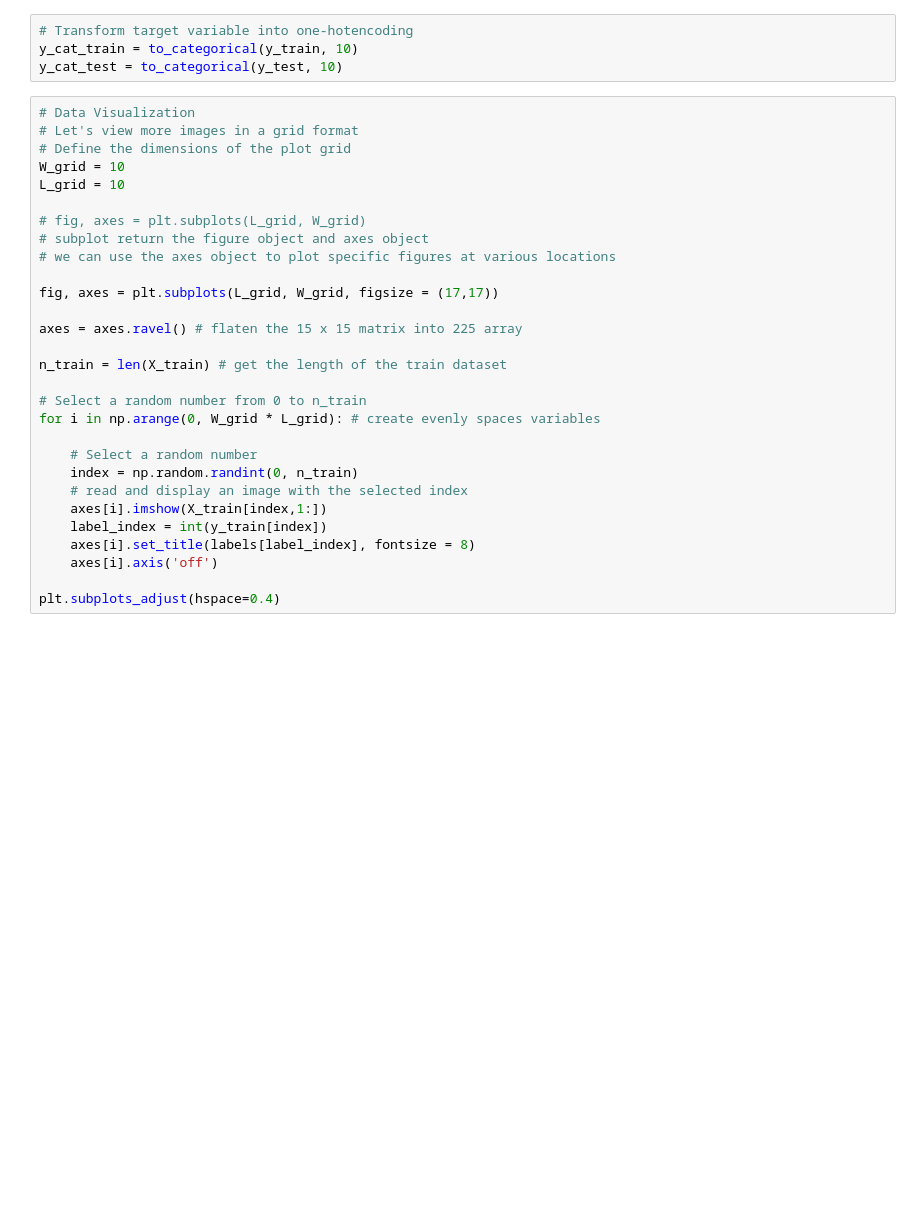
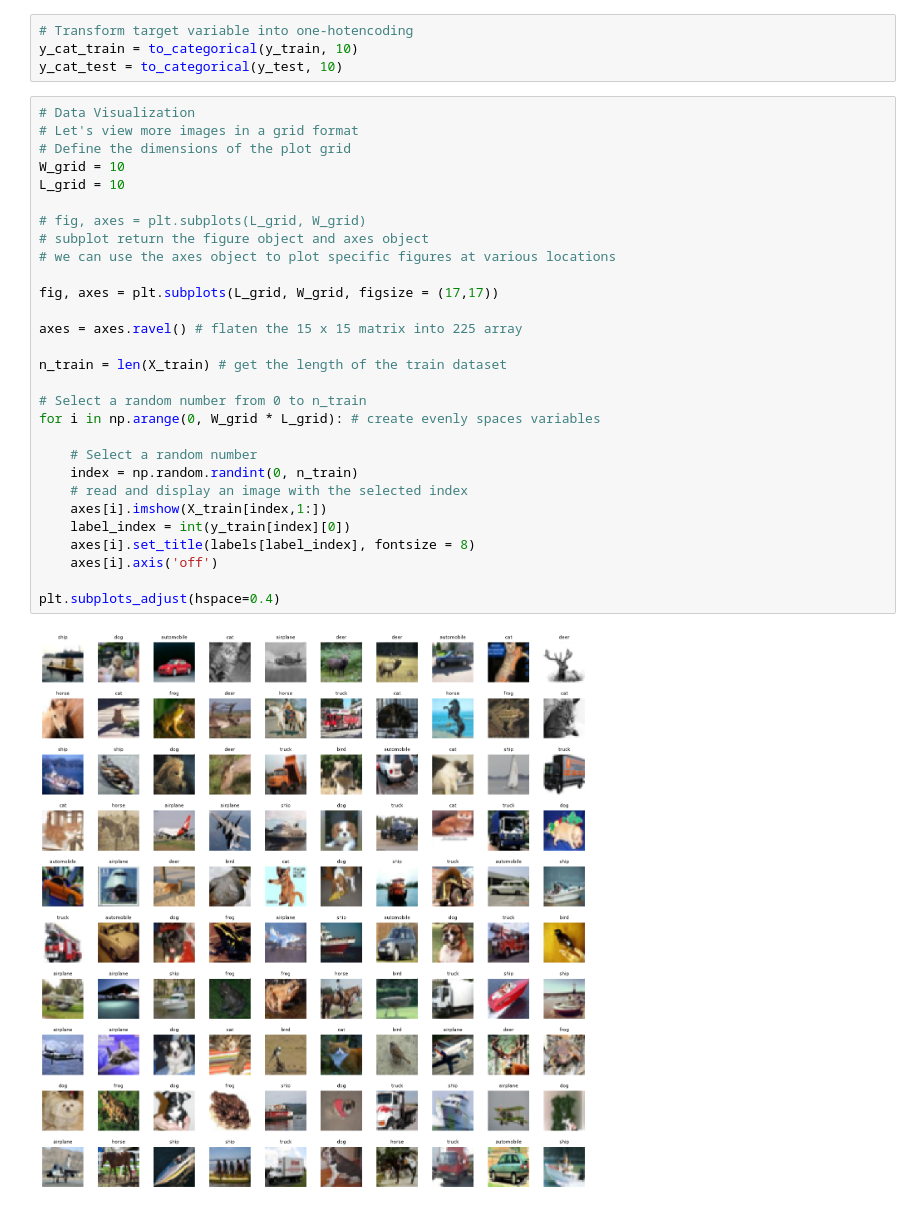
Before and after one commit to ylee197/FSE560, a Jupyter notebook: AI_projects/project2/Image_recognizer_model.ipynb, the cells around one changed output. Drawn from its saved outputs; the diff is of its cells as text; blank space fills up the shorter version.

```diff
--- a/AI_projects/project2/Image_recognizer_model.ipynb
+++ b/AI_projects/project2/Image_recognizer_model.ipynb
@@ -41,31 +41,33 @@ y_cat_test = to_categorical(y_test, 10)
 # %%
 # Data Visualization
 # Let's view more images in a grid format
 # Define the dimensions of the plot grid
 W_grid = 10
 L_grid = 10
 
 # fig, axes = plt.subplots(L_grid, W_grid)
 # subplot return the figure object and axes object
 # we can use the axes object to plot specific figures at various locations
 
 fig, axes = plt.subplots(L_grid, W_grid, figsize = (17,17))
 
 axes = axes.ravel() # flaten the 15 x 15 matrix into 225 array
 
 n_train = len(X_train) # get the length of the train dataset
 
 # Select a random number from 0 to n_train
 for i in np.arange(0, W_grid * L_grid): # create evenly spaces variables
 
     # Select a random number
     index = np.random.randint(0, n_train)
     # read and display an image with the selected index
     axes[i].imshow(X_train[index,1:])
-    label_index = int(y_train[index])
+    label_index = int(y_train[index][0])
     axes[i].set_title(labels[label_index], fontsize = 8)
     axes[i].axis('off')
 
 plt.subplots_adjust(hspace=0.4)
+# %% [output]
+[figure, added]
 # %%
 from tensorflow.keras.models import load_model
```
Also changed, not shown: parts of 3 cells of this notebook, 22 other files.
